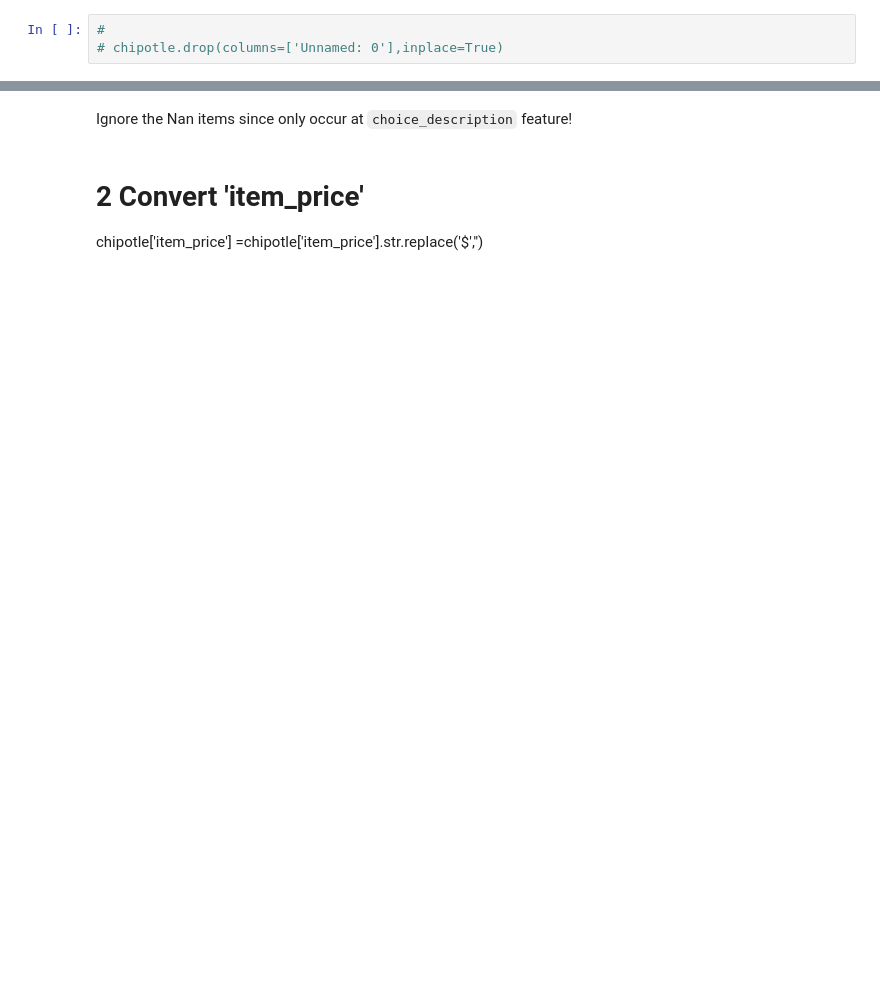
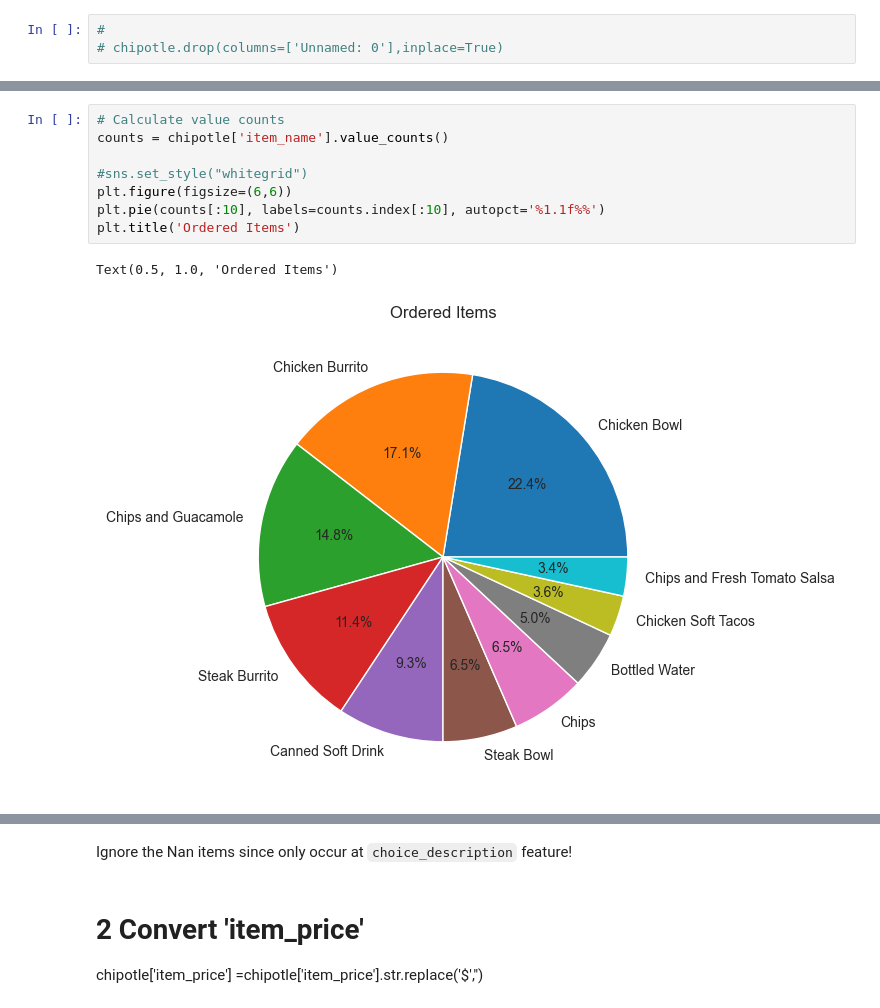
Before and after one commit to cchuang2009/2024, a Jupyter notebook: 2024-2/AI/Week-12.ipynb, the cells around one changed output, grey strips where cells are left out. Cells and saved outputs as stored; diff of their text form; blank space fills up the shorter version.

```diff
--- a/2024-2/AI/Week-12.ipynb
+++ b/2024-2/AI/Week-12.ipynb
@@ -73,0 +130,11 @@ chipotle['item_name'].value_counts()
+# %%
+# Calculate value counts
+counts = chipotle['item_name'].value_counts()
+
+#sns.set_style("whitegrid")
+plt.figure(figsize=(6,6))
+plt.pie(counts[:10], labels=counts.index[:10], autopct='%1.1f%%')
+plt.title('Ordered Items')
+# %% [output]
+Text(0.5, 1.0, 'Ordered Items')
+[figure, added]
```
Also changed, not shown: parts of 32 cells of this notebook.
